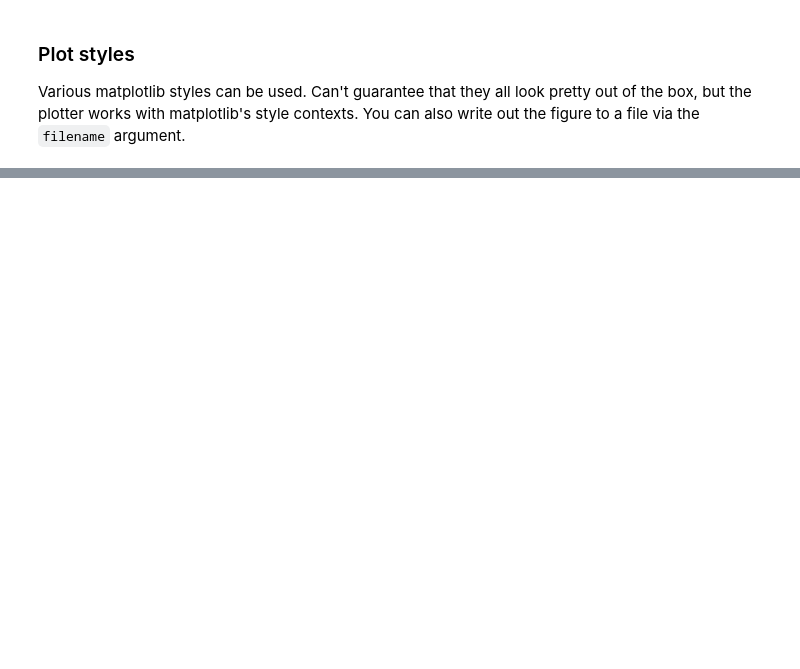
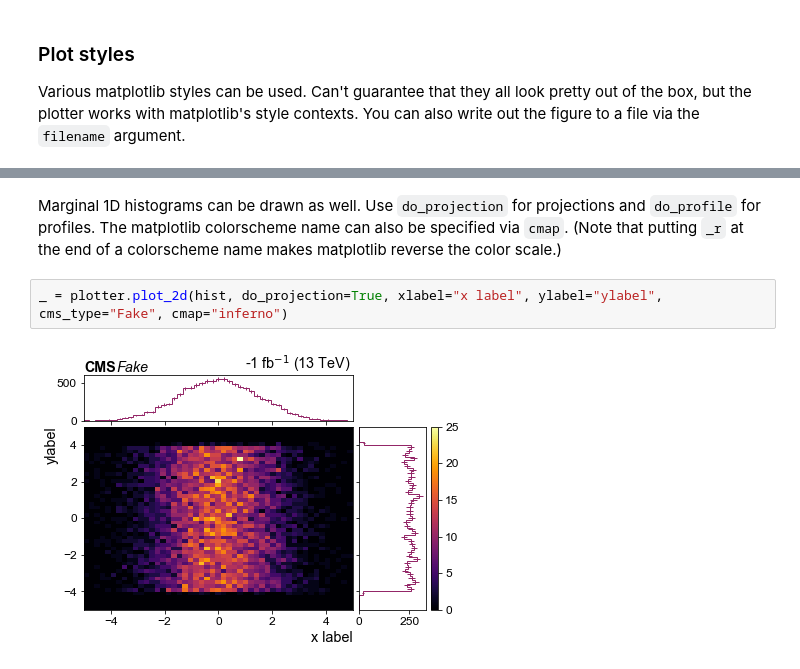
Before and after one commit to aminnj/matplottery, a Jupyter notebook: examples/examples.ipynb, the cells around one changed output, grey strips where cells are left out. Cells and saved outputs as stored; diff of their text form; blank space fills up the shorter version.

```diff
--- a/examples/examples.ipynb
+++ b/examples/examples.ipynb
@@ -208,0 +265,6 @@ Image(filename='test.png')
+# %% [markdown]
+Marginal 1D histograms can be drawn as well. Use `do_projection` for projections and `do_profile` for profiles. The matplotlib colorscheme name can also be specified via `cmap`. (Note that putting `_r` at the end of a colorscheme name makes matplotlib reverse the color scale.)
+# %%
+_ = plotter.plot_2d(hist, do_projection=True, xlabel="x label", ylabel="ylabel", cms_type="Fake", cmap="inferno")
+# %% [output]
+[figure, added]
```
Also changed, not shown: parts of 13 cells of this notebook, 10 other files.
